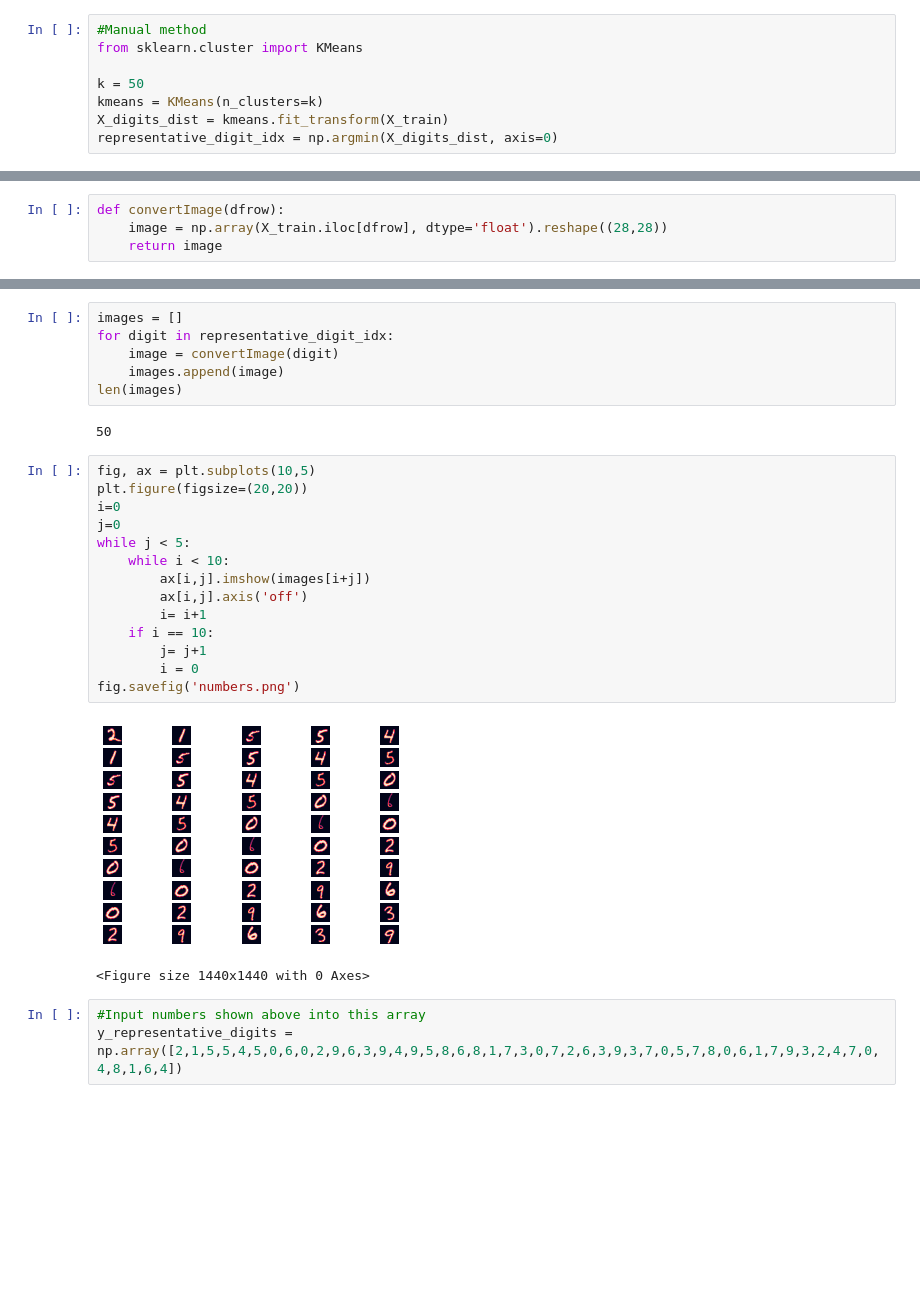
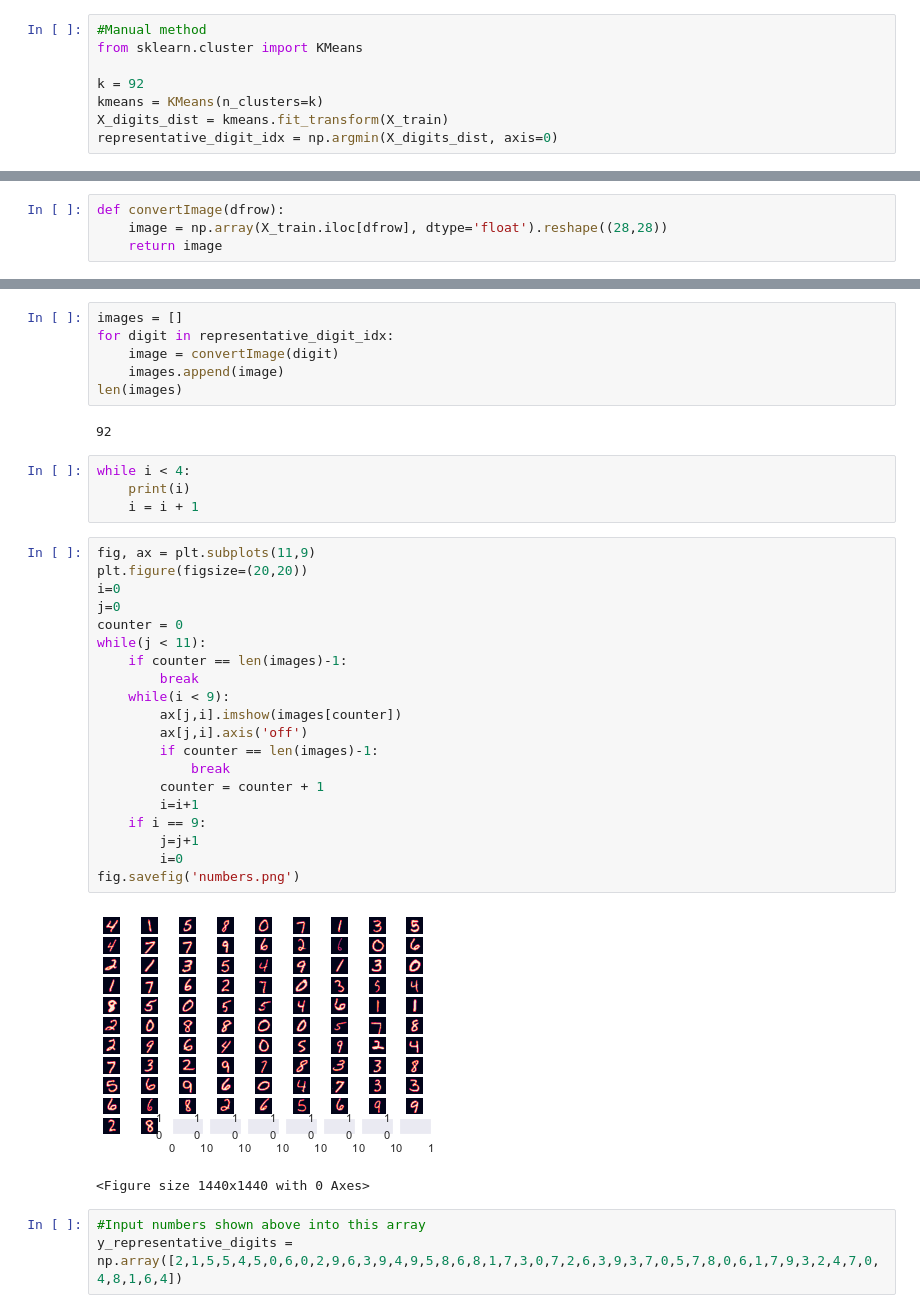
Before and after one commit to tisSoFluffy/MSDS422_ML, a Jupyter notebook: Assignment_5/Assignment_5_amit.ipynb, the cells around one changed output, grey strips where cells are left out. Cells and saved outputs as stored; diff of their text form; blank space fills up the shorter version.

Commit message:
fixed image distribution.

```diff
--- a/Assignment_5/Assignment_5_amit.ipynb
+++ b/Assignment_5/Assignment_5_amit.ipynb
@@ -229,7 +229,7 @@ F1 accuracy:  0.10282705843258588
 #Manual method
 from sklearn.cluster import KMeans
 
-k = 50
+k = 92
 kmeans = KMeans(n_clusters=k)
 X_digits_dist = kmeans.fit_transform(X_train)
 representative_digit_idx = np.argmin(X_digits_dist, axis=0)
@@ -257,23 +274,33 @@ for digit in representative_digit_idx:
     images.append(image)
 len(images)
 # %% [output]
-50
+92
+# %%
+while i < 4:
+    print(i)
+    i = i + 1
 # %%
-fig, ax = plt.subplots(10,5)
+fig, ax = plt.subplots(11,9)
 plt.figure(figsize=(20,20))
 i=0
 j=0
-while j < 5:
-    while i < 10:
-        ax[i,j].imshow(images[i+j])
-        ax[i,j].axis('off')
-        i= i+1
-    if i == 10:
-        j= j+1
-        i = 0
+counter = 0
+while(j < 11):
+    if counter == len(images)-1:
+        break
+    while(i < 9):
+        ax[j,i].imshow(images[counter])
+        ax[j,i].axis('off')
+        if counter == len(images)-1:
+            break
+        counter = counter + 1
+        i=i+1
+    if i == 9:
+        j=j+1
+        i=0
 fig.savefig('numbers.png')
 # %% [output]
-[figure, old version]
+[figure, new version]
 <Figure size 1440x1440 with 0 Axes>
 # %%
 #Input numbers shown above into this array
```
Also changed, not shown: parts of 3 cells of this notebook.
